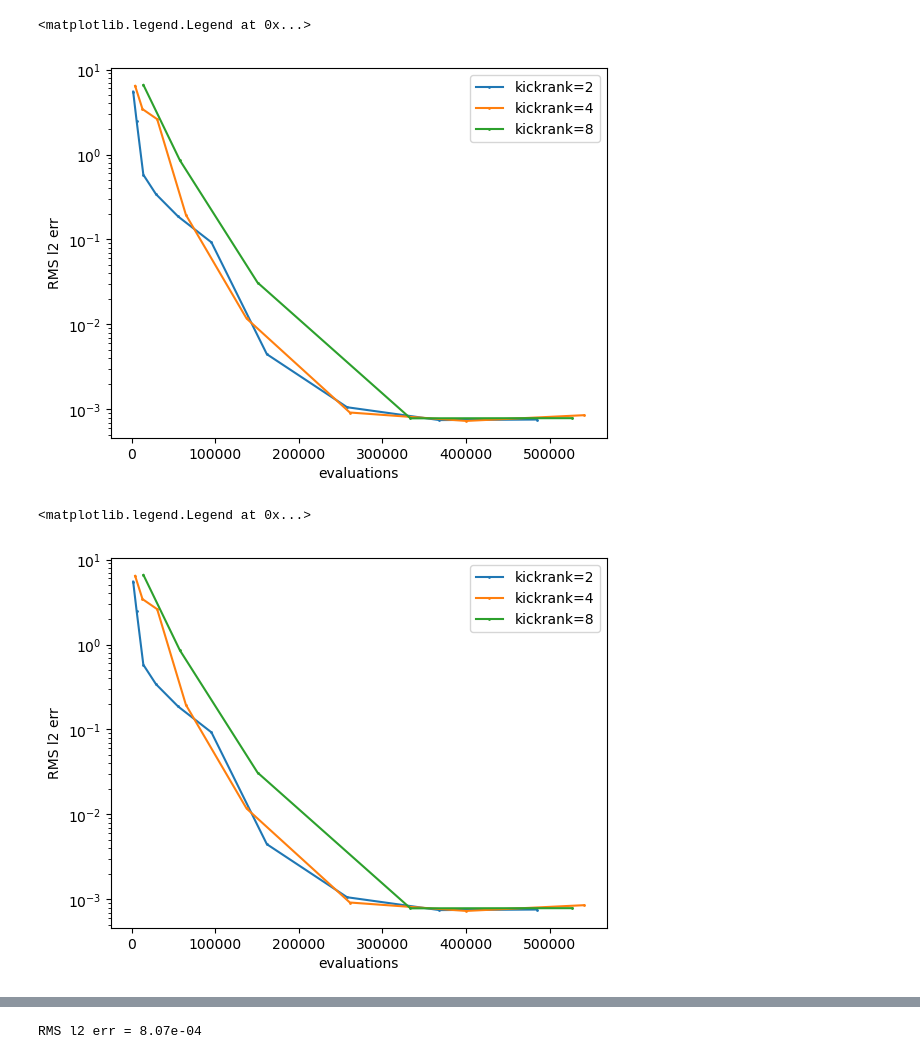
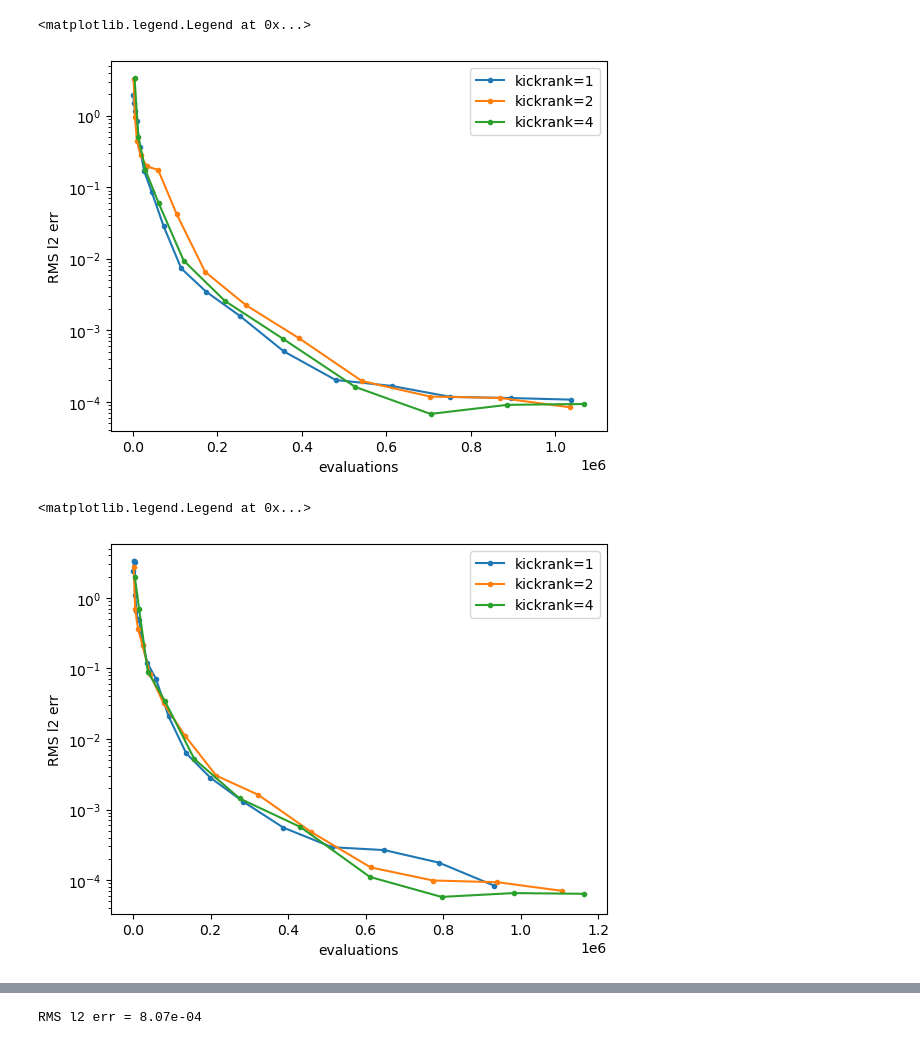
Before and after one commit to huberbenno/TT-IRT, a Jupyter notebook: python/htucker/tree_cross_test.ipynb, the cells around one changed output, grey strips where cells are left out. Cells and saved outputs as stored; diff of their text form; code cells hidden in the pictures.

```diff
--- a/python/htucker/tree_cross_test.ipynb
+++ b/python/htucker/tree_cross_test.ipynb
@@ -14,7 +14,7 @@ n_a_param = 20 # number of parameters for diffusion coeff
 n_param = n_a_param
 offset = 1   # parameter mean
 var = 4       # 'variance' of the parameters
-tol = 1e-4
+tol = 1e-5
 N_MC = 500
 # %%
 class diffusion_coeff:
@@ -83,19 +83,19 @@ param_shape = tuple([Ny] * n_param)
 
 # tree = Tree.from_tupletree((0,(1,((2,3), (4,(5,6))))))
 tree = Tree.from_tupletree(linear_tupletree(n_a_param))
-tree = Tree.from_tupletree(balanced_binary_tupletree(n_a_param))
+# tree = Tree.from_tupletree(balanced_binary_tupletree(n_a_param))
 
 tree.print()
 C_a = TreeBasedTensor.randn(tree, (Nx,) + param_shape, Ny)
 
 res = {}
-for kickrank in [2,4,8]:
+for kickrank in [1,2,4]:
   C_a = TreeBasedTensor.randn(tree, (Nx,) + param_shape, 2)
   res[kickrank] = {'n_eval':[], 'err':[]}
   n_eval_over_iter = []
   cross = TreeCross(C_a)
   iter = 0
-  while cross.n_eval < 5e5 and iter < 10:
+  while cross.n_eval < 1e6 and iter < 20:
     cross.run(cfun, n_iter=1, eps=tol, kickrank=kickrank, verbose=1)
     # C_a.print()
 
@@ -130,25 +130,25 @@ C_a_test.print()
 # %%
 fig, ax = plt.subplots()
 for kickrank, data in res.items():
-  ax.plot(data['n_eval'], data['err'], marker='o', ms=1, label=f'kickrank={kickrank}')
+  ax.plot(data['n_eval'], data['err'], marker='o', ms=3, label=f'kickrank={kickrank}')
 ax.set_yscale('log')
 ax.set_ylabel('RMS l2 err')
 ax.set_xlabel('evaluations')
 ax.legend()
 # %% [output]
 <matplotlib.legend.Legend at 0x...>
-[figure, old version]
+[figure, new version]
 # %%
 fig, ax = plt.subplots()
 for kickrank, data in res.items():
-  ax.plot(data['n_eval'], data['err'], marker='o', ms=1, label=f'kickrank={kickrank}')
+  ax.plot(data['n_eval'], data['err'], marker='o', ms=3, label=f'kickrank={kickrank}')
 ax.set_yscale('log')
 ax.set_ylabel('RMS l2 err')
 ax.set_xlabel('evaluations')
 ax.legend()
 # %% [output]
 <matplotlib.legend.Legend at 0x...>
-[figure, old version]
+[figure, new version]
 # %%
 fig, ax = plt.subplots()
 for kickrank, data in res.items():
```
Also changed, not shown: parts of 2 cells of this notebook, 8 other files.
